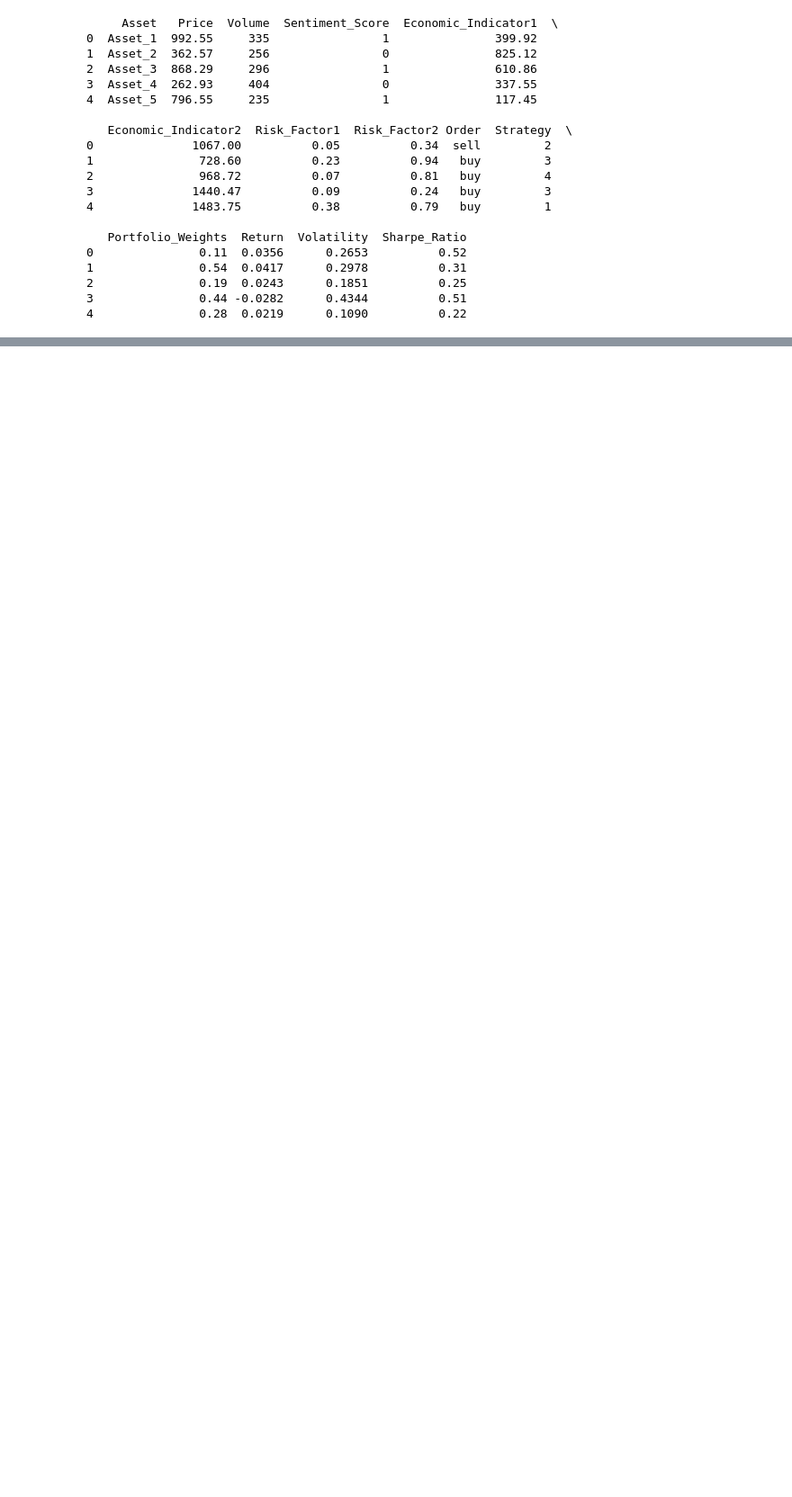
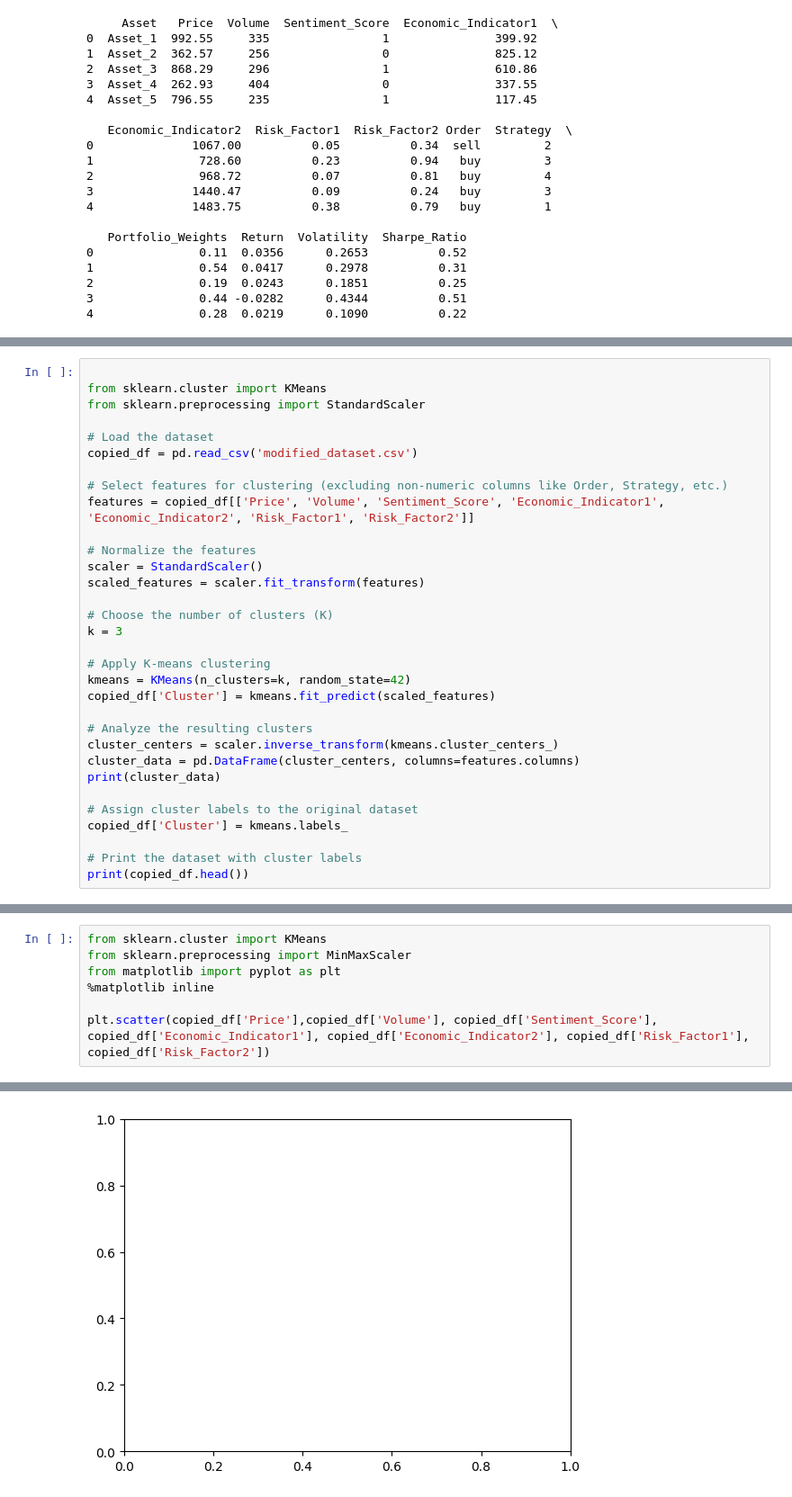
Before and after one commit to wolf1729/TradeEngine, a Jupyter notebook: mainCode.ipynb, the cells around one changed output, grey strips where cells are left out. Shown: that part at 90% size. Drawn from its saved outputs; the diff is of its cells as text; blank space fills up the shorter version.

```diff
--- a/mainCode.ipynb
+++ b/mainCode.ipynb
@@ -381,0 +410,32 @@ print(copied_df.head())
+# %%
+
+from sklearn.cluster import KMeans
+from sklearn.preprocessing import StandardScaler
+
+# Load the dataset
+copied_df = pd.read_csv('modified_dataset.csv')
+
+# Select features for clustering (excluding non-numeric columns like Order, Strategy, etc.)
+features = copied_df[['Price', 'Volume', 'Sentiment_Score', 'Economic_Indicator1', 'Economic_Indicator2', 'Risk_Factor1', 'Risk_Factor2']]
+
+# Normalize the features
+scaler = StandardScaler()
+scaled_features = scaler.fit_transform(features)
+
+# Choose the number of clusters (K)
+k = 3
+
+# Apply K-means clustering
+kmeans = KMeans(n_clusters=k, random_state=42)
+copied_df['Cluster'] = kmeans.fit_predict(scaled_features)
+
+# Analyze the resulting clusters
+cluster_centers = scaler.inverse_transform(kmeans.cluster_centers_)
+cluster_data = pd.DataFrame(cluster_centers, columns=features.columns)
+print(cluster_data)
+
+# Assign cluster labels to the original dataset
+copied_df['Cluster'] = kmeans.labels_
+
+# Print the dataset with cluster labels
+print(copied_df.head())
@@ -381,0 +460,8 @@ print(copied_df.head())
+# %%
+from sklearn.cluster import KMeans
+from sklearn.preprocessing import MinMaxScaler
+from matplotlib import pyplot as plt
+%matplotlib inline
+
+plt.scatter(copied_df['Price'],copied_df['Volume'], copied_df['Sentiment_Score'], copied_df['Economic_Indicator1'], copied_df['Economic_Indicator2'], copied_df['Risk_Factor1'], copied_df['Risk_Factor2'])
+# %% [output]
@@ -381,0 +472 @@ print(copied_df.head())
+[figure, added]
```
Also changed, not shown: parts of 5 cells of this notebook, 1 other file.
